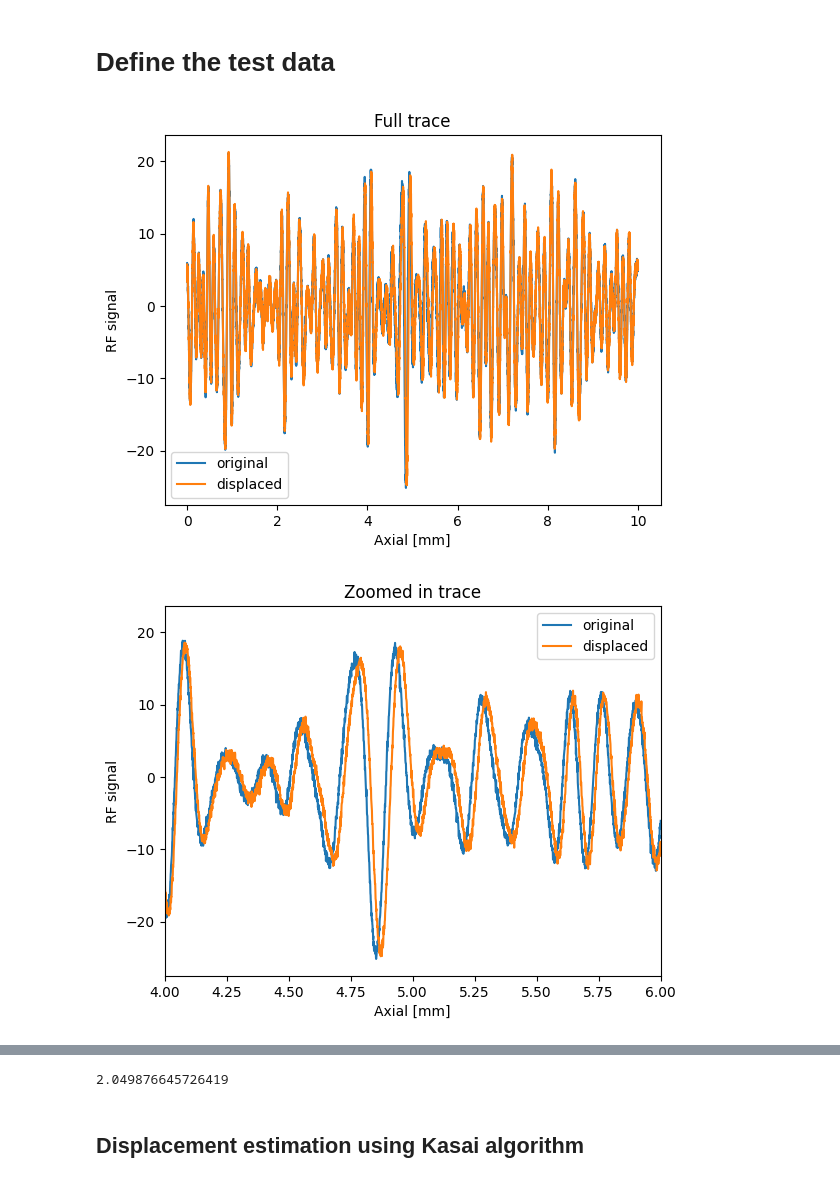
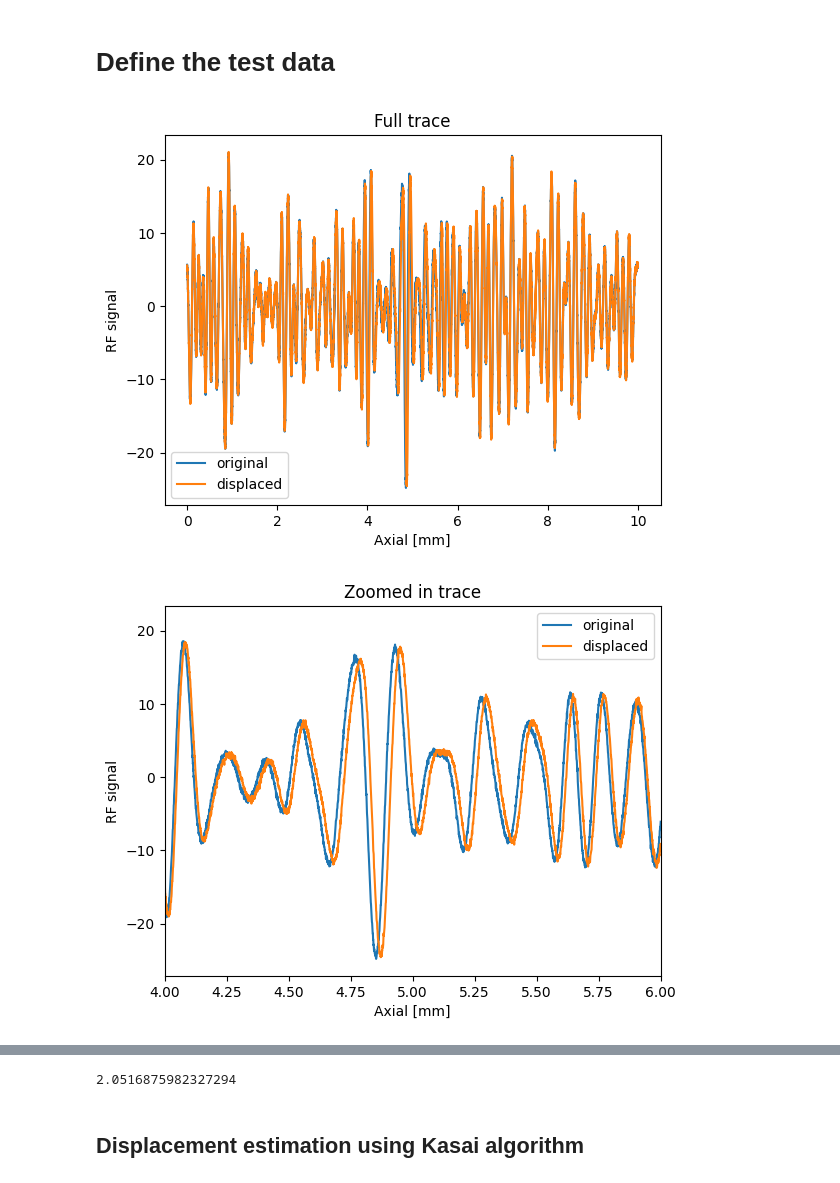
Before and after one commit to wewightman/pyusel-dispest, a Jupyter notebook: examples/partmotion.ipynb, the cells around one changed output, grey strips where cells are left out. Drawn from its saved outputs; the diff is of its cells as text; code cells hidden in the pictures.

```diff
--- a/examples/partmotion.ipynb
+++ b/examples/partmotion.ipynb
@@ -18,46 +18,46 @@ x   = c*t/2
 
 disp0 = tracking_data['disp0']
 rng = np.random.default_rng(12345)
-trace0, trace1 = tracking_data['traces'] + rng.normal(0, 0.01*np.ptp(tracking_data['traces']), tracking_data['traces'].shape)
+trace0, trace1 = tracking_data['traces'] + rng.normal(0, 0.005*np.ptp(tracking_data['traces']), tracking_data['traces'].shape)
 
 plt.figure()
 plt.plot(1E3*x, trace0, label='original')
 plt.plot(1E3*x, trace1, label='displaced')
 plt.legend()
 plt.xlabel("Axial [mm]")
 plt.ylabel("RF signal")
 plt.title("Full trace")
 plt.show()
 
 plt.figure()
 plt.plot(1E3*x, trace0, label='original')
 plt.plot(1E3*x, trace1, label='displaced')
 plt.legend()
 plt.xlabel("Axial [mm]")
 plt.ylabel("RF signal")
 plt.title("Zoomed in trace")
 plt.xlim(4, 6)
 plt.show()
 
 plt.figure()
 plt.plot(1E3*x[::20], trace0[::20], label='original')
 plt.plot(1E3*x[::20], trace1[::20], label='displaced')
 plt.legend()
 plt.xlabel("Axial [mm]")
 plt.ylabel("RF signal")
 plt.title("Decimated")
 plt.xlim(4, 6)
 plt.show()
 # %% [output]
-[figure, old version]
+[figure, new version]
-[figure, old version]
+[figure, new version]
 [figure]
 # %%
 env = np.abs(sig.hilbert(trace0))
 speckle_snr = np.mean(env[100:-100])/np.std(env[100:-100])
 print(speckle_snr)
 # %% [output]
-2.049876645726419
+2.0516875982327294
 # %% [markdown]
 ## Displacement estimation using Kasai algorithm
 # %%
```
Also changed, not shown: parts of 3 cells of this notebook, 2 other files.
